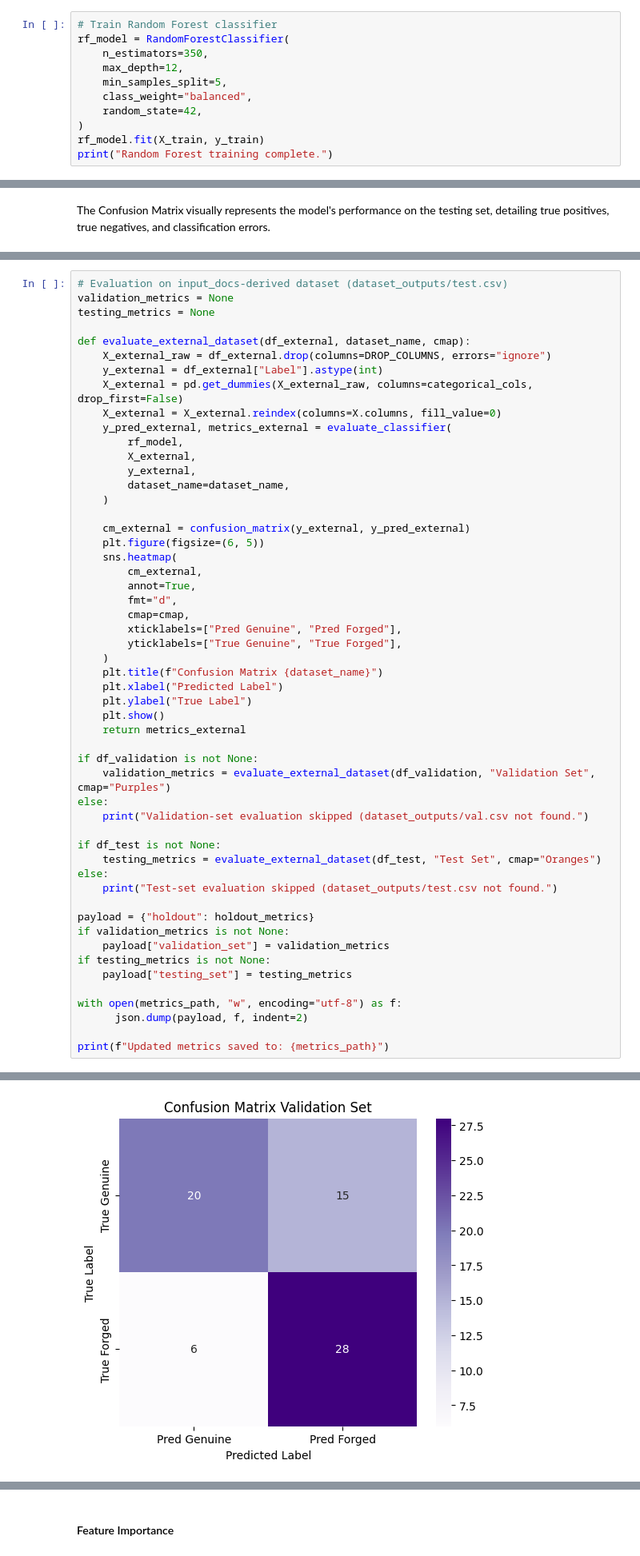
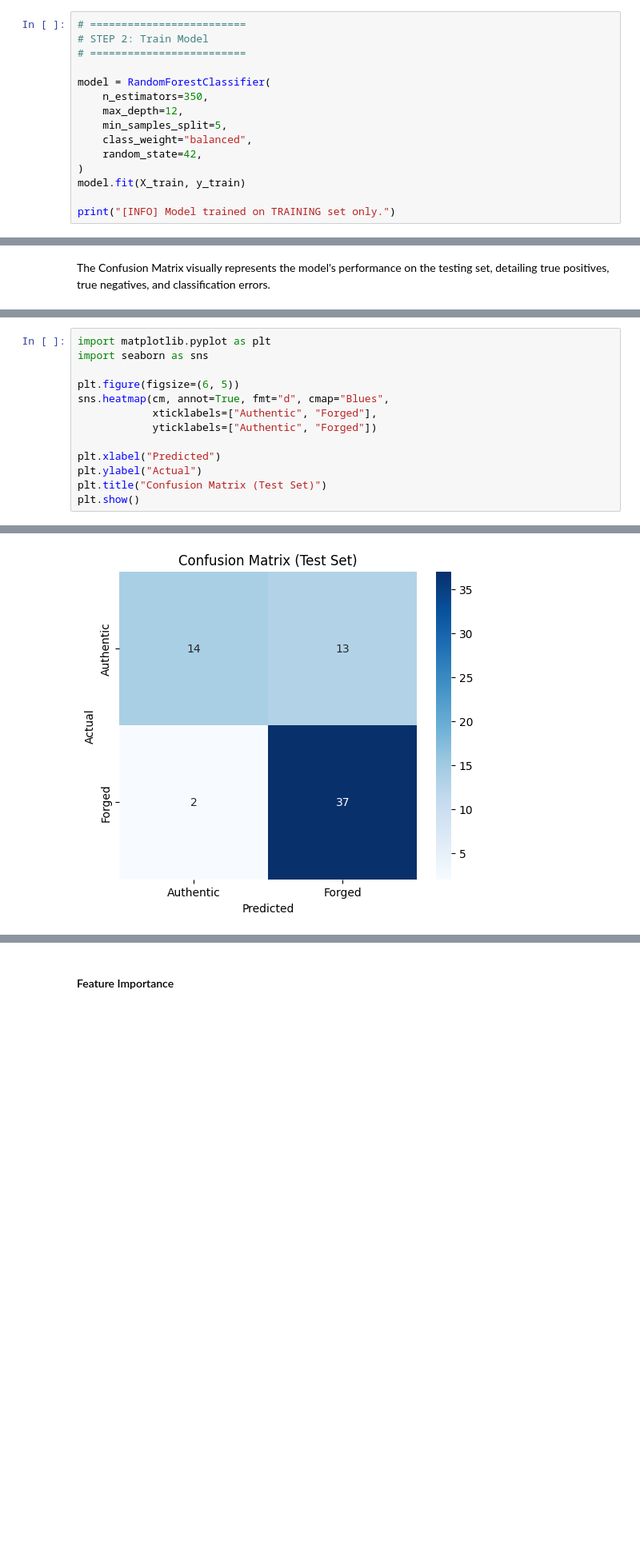
Before and after one commit to hylim12/ai-document-authentication-system, a Jupyter notebook: ml_model_training.ipynb, the cells around one changed output, grey strips where cells are left out. Shown at 80% size. Cells and saved outputs as stored; diff of their text form; blank space fills up the shorter version.

```diff
--- a/ml_model_training.ipynb
+++ b/ml_model_training.ipynb
@@ -153,14 +190,18 @@ weighted avg       0.29      0.54      0.38        95
 # %% [markdown]
 ### Random Forest Classifier Training
 # %%
-# Train Random Forest classifier
-rf_model = RandomForestClassifier(
+# =========================
+# STEP 2: Train Model
+# =========================
+
+model = RandomForestClassifier(
     n_estimators=350,
     max_depth=12,
     min_samples_split=5,
     class_weight="balanced",
     random_state=42,
 )
-rf_model.fit(X_train, y_train)
-print("Random Forest training complete.")
+model.fit(X_train, y_train)
+
+print("[INFO] Model trained on TRAINING set only.")
 # %% [output]
@@ -303,54 +385,14 @@ plt.show()
 # %%
-# Evaluation on input_docs-derived dataset (dataset_outputs/test.csv)
-validation_metrics = None
-testing_metrics = None
+import matplotlib.pyplot as plt
+import seaborn as sns
 
-def evaluate_external_dataset(df_external, dataset_name, cmap):
-    X_external_raw = df_external.drop(columns=DROP_COLUMNS, errors="ignore")
-    y_external = df_external["Label"].astype(int)
-    X_external = pd.get_dummies(X_external_raw, columns=categorical_cols, drop_first=False)
-    X_external = X_external.reindex(columns=X.columns, fill_value=0)
-    y_pred_external, metrics_external = evaluate_classifier(
-        rf_model,
-        X_external,
-        y_external,
-        dataset_name=dataset_name,
-    )
+plt.figure(figsize=(6, 5))
+sns.heatmap(cm, annot=True, fmt="d", cmap="Blues",
+            xticklabels=["Authentic", "Forged"],
+            yticklabels=["Authentic", "Forged"])
 
-    cm_external = confusion_matrix(y_external, y_pred_external)
-    plt.figure(figsize=(6, 5))
-    sns.heatmap(
-        cm_external,
-        annot=True,
-        fmt="d",
-        cmap=cmap,
-        xticklabels=["Pred Genuine", "Pred Forged"],
-        yticklabels=["True Genuine", "True Forged"],
-    )
-    plt.title(f"Confusion Matrix {dataset_name}")
-    plt.xlabel("Predicted Label")
-    plt.ylabel("True Label")
-    plt.show()
-    return metrics_external
-
-if df_validation is not None:
-    validation_metrics = evaluate_external_dataset(df_validation, "Validation Set", cmap="Purples")
-else:
-    print("Validation-set evaluation skipped (dataset_outputs/val.csv not found.")
-
-if df_test is not None:
-    testing_metrics = evaluate_external_dataset(df_test, "Test Set", cmap="Oranges")
-else:
-    print("Test-set evaluation skipped (dataset_outputs/test.csv not found.")
-
-payload = {"holdout": holdout_metrics}
-if validation_metrics is not None:
-    payload["validation_set"] = validation_metrics
-if testing_metrics is not None:
-    payload["testing_set"] = testing_metrics
-
-with open(metrics_path, "w", encoding="utf-8") as f:
-      json.dump(payload, f, indent=2)
-
-print(f"Updated metrics saved to: {metrics_path}")
+plt.xlabel("Predicted")
+plt.ylabel("Actual")
+plt.title("Confusion Matrix (Test Set)")
+plt.show()
 # %% [output]
@@ -375 +399 @@ weighted avg       0.71      0.70      0.69        69
-[figure, old version]
+[figure, new version]
```
Also changed, not shown: parts of 16 cells of this notebook, 1 other file.
